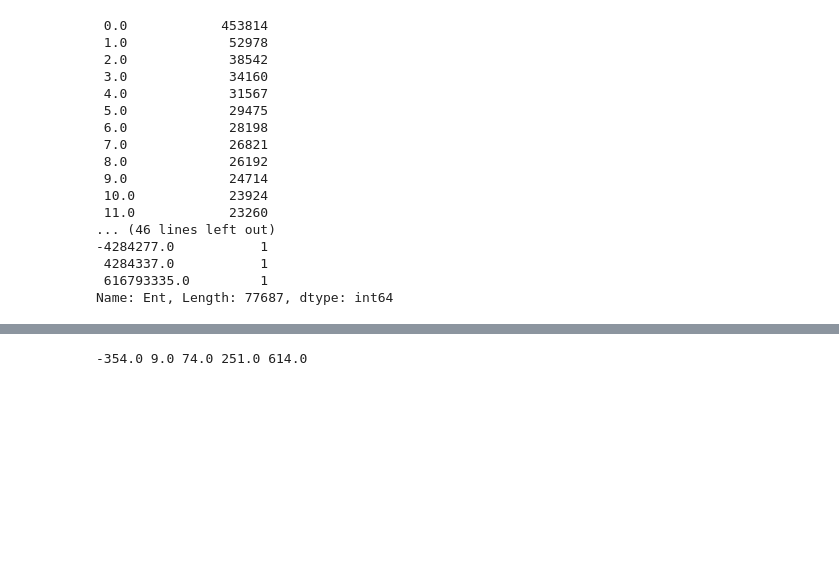
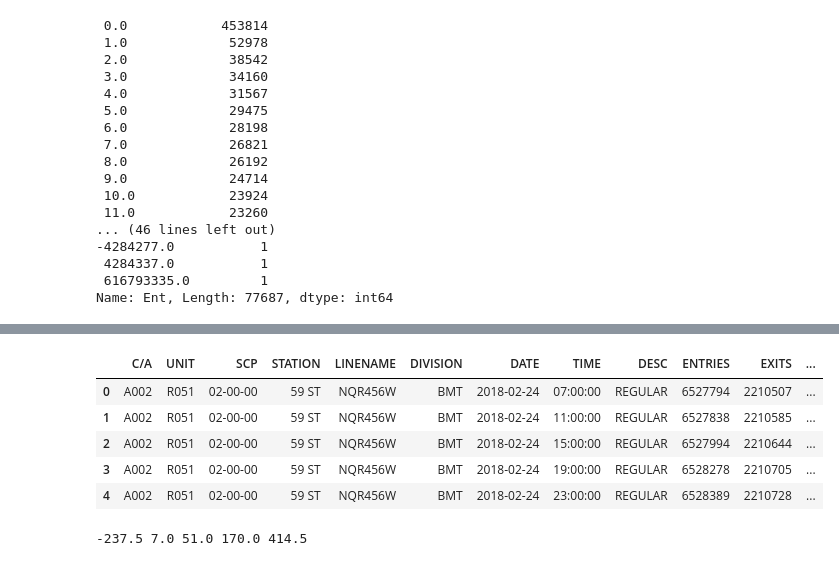
Before and after one commit to natashaborders-zz/MTA_Data_Analysis, a Jupyter notebook: Project Benson/Project_Benson_Organizing_The_Data.ipynb, the cells around one changed output, grey strips where cells are left out. Cells and saved outputs as stored; diff of their text form; code cells hidden in the pictures; blank space fills up the shorter version.

```diff
--- a/Project Benson/Project_Benson_Organizing_The_Data.ipynb
+++ b/Project Benson/Project_Benson_Organizing_The_Data.ipynb
@@ -55,12 +61,21 @@ merged_data.describe()
+# %%
+merged_data.head()
+# %% [output]
+|  | C/A | UNIT | SCP | STATION | LINENAME | DIVISION | DATE | TIME | DESC | ENTRIES | EXITS | ... |
+| 0 | A002 | R051 | 02-00-00 | 59 ST | NQR456W | BMT | 2018-02-24 | 07:00:00 | REGULAR | 6527794 | 2210507 | ... |
+| 1 | A002 | R051 | 02-00-00 | 59 ST | NQR456W | BMT | 2018-02-24 | 11:00:00 | REGULAR | 6527838 | 2210585 | ... |
+| 2 | A002 | R051 | 02-00-00 | 59 ST | NQR456W | BMT | 2018-02-24 | 15:00:00 | REGULAR | 6527994 | 2210644 | ... |
+| 3 | A002 | R051 | 02-00-00 | 59 ST | NQR456W | BMT | 2018-02-24 | 19:00:00 | REGULAR | 6528278 | 2210705 | ... |
+| 4 | A002 | R051 | 02-00-00 | 59 ST | NQR456W | BMT | 2018-02-24 | 23:00:00 | REGULAR | 6528389 | 2210728 | ... |
 # %%
-q25, q50, q75 = np.percentile(merged_data['Ent'],[25,50,75])
+q25, q50, q75 = np.percentile(merged_data['Ext'],[25,50,75])
 iqr=q75-q25
 min=q25 -1.5*(iqr)
 max=q75 +1.5*(iqr)
 
 print(min, q25, q50, q75, max)
 # %% [output]
--354.0 9.0 74.0 251.0 614.0
+-237.5 7.0 51.0 170.0 414.5
 # %%
 [x for x in merged_data['Ent'] if x>max]
 # %% [output]
```
Also changed, not shown: parts of 9 cells of this notebook, 1 other file.
